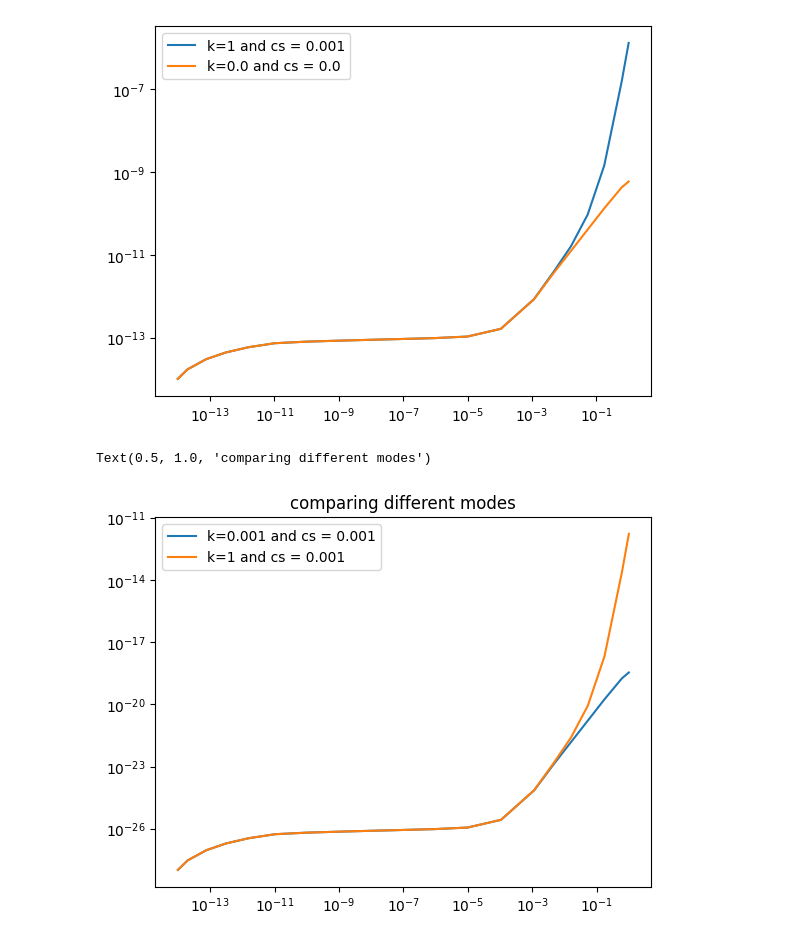
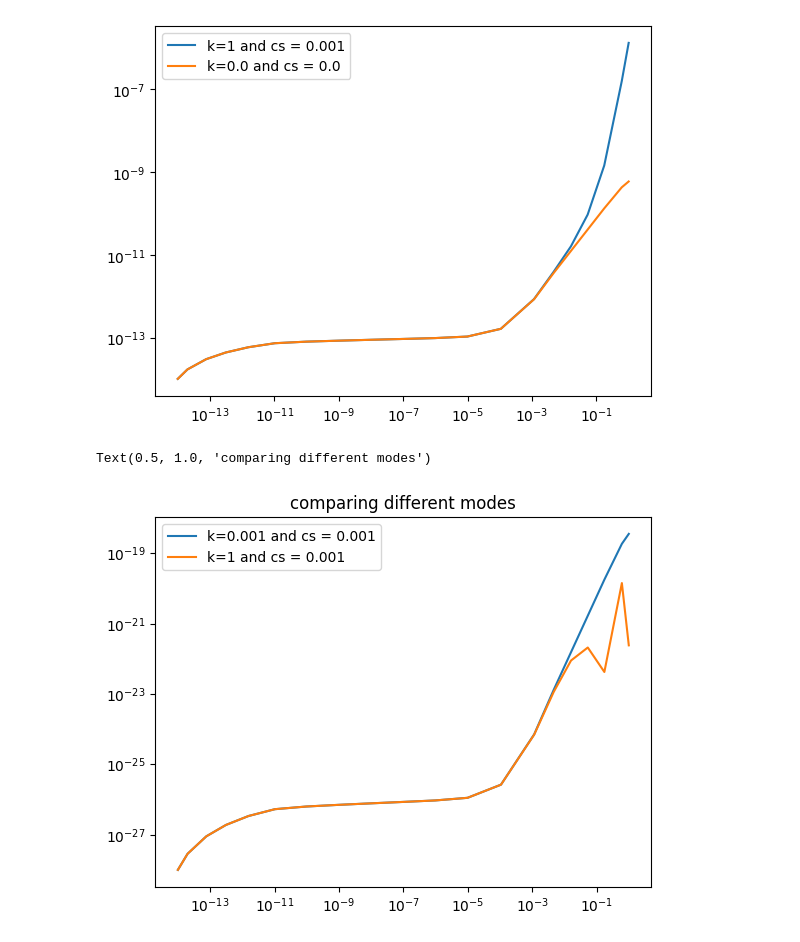
Before and after one commit to eriksteenberg/Power-spectrum-Test, a Jupyter notebook: power spectrum test.ipynb, the cells around one changed output. Saved outputs shown, nothing was run; the diff lists cells and outputs as text; code cells hidden in the pictures.

```diff
--- a/power spectrum test.ipynb
+++ b/power spectrum test.ipynb
@@ -171,7 +171,7 @@ def f1(t,y,cs,k):
     D = y[1]
     D_dt = y[2]
     a_dt = a * a * H(a)
-    D2_dt2 = 1.5 * H0 * H0 * Omega_M * D / a - a * H(a) * D_dt +  k**2 * cs**2 * D
+    D2_dt2 = 1.5 * H0 * H0 * Omega_M * D / a - a * H(a) * D_dt -  k**2 * cs**2 * D
     return [a_dt,D_dt,D2_dt2]
 
 
@@ -182,7 +182,7 @@ cs = 0#.31e-3
 y0 = [H0 * np.sqrt(Omega_R) * tau0, D0 , D1]
 sol1 = sc.solve_ivp(f1,t_span=[tau[0],tau[-1]],y0 = y0,args=(cs,0))
 D_normal = sol1.y[1][-1]
-k_vec = np.logspace(-8,1,100)
+k_vec = np.logspace(-15,2,100)
 res = np.zeros(len(k_vec))
 cs = 1e-5
 i = 0
@@ -196,6 +196,6 @@ for k in k_vec:
 #res = res / res[-1]
 plt.plot(k_vec,res**2)
 plt.xlabel("k")
-plt.title("den sidste growth faktor værdi for forskellige k divideret med en growth faktor hvor k=0")
+plt.title("den sidste growth faktor værdi for forskellige k divideret med en growth faktor hvor k=0. cs = %s" %cs)
 #plt.axvline((sol1.y[1][0]/cs)**0.5,0,1)
 # %% [output]
@@ -238,8 +238,8 @@ def g1(t,y,cs,k):
     def H(a):
         return H0 * np.sqrt(Omega_lambda + Omega_M /( a **3) + Omega_R /( a**4))
     a_dt = a * a * H(a)
-    D2_dt2 = 1.5 * H0 * H0 * Omega_M * D / a - a * H(a) * D_dt + k*k*cs*cs* D
-    res1.append(1.5 * H0 * H0 * Omega_M * D / a)
+    D2_dt2 = 1.5 * H0 * H0 * Omega_M * D / a - a * H(a) * D_dt - k*k*cs*cs* D
+
     return [a_dt,D_dt,D2_dt2]
 
 D0 = a0
@@ -293,35 +293,35 @@ plt.loglog(a1,D**2,label="k=%s and cs = %s" % (k1,cs1) ) # /D[-1]
 k0 =1
 cs0 = 0.001
 res1 = []
 def g1(t,y):
     cs = cs0
     k = k0
     a = y[0]
     D = y[1]
     D_dt = y[2]
     def H(a):
         return H0 * np.sqrt(Omega_lambda + Omega_M /( a **3) + Omega_R /( a**4))
     a_dt = a * a * H(a)
-    D2_dt2 = (1.5 * H0 * H0 * Omega_M /a + k*k*cs*cs) * D - a * H(a) * D_dt
+    D2_dt2 = (1.5 * H0 * H0 * Omega_M /a - k*k*cs*cs) * D - a * H(a) * D_dt
     return [a_dt,D_dt,D2_dt2]#,0,0]
 D0 = a0
 D1 = H0 * np.sqrt(Omega_R)
 y01 = [H0 * np.sqrt(Omega_R) * tau0, D0 , D1]#,k0,cs0]
 sol1 = sc.solve_ivp(g1,t_span=[tau[0],tau[-1]],y0 = y01)
 a2 = sol1.y[0]
 plt.loglog(a2,sol1.y[1]**2,label="k=%s and cs = %s" % (k0,cs0) ) #/sol1.y[1][-1]
 plt.legend()
 plt.title("comparing different modes")
 #plt.figure(12341)
 
 #t = np.array([i for i in range(len(res))])
 #t1 = np.array([i for i in range(len(res1))])
 #plt.title("comparing different modes")
 #plt.loglog(t,res)
 #plt.loglog(t1,res1)
 # %% [output]
 Text(0.5, 1.0, 'comparing different modes')
-[figure, old version]
+[figure, new version]
 # %%
 Omega_M = 0.3
 Omega_R = 7e-5
```
Also changed, not shown: parts of 2 cells of this notebook.
